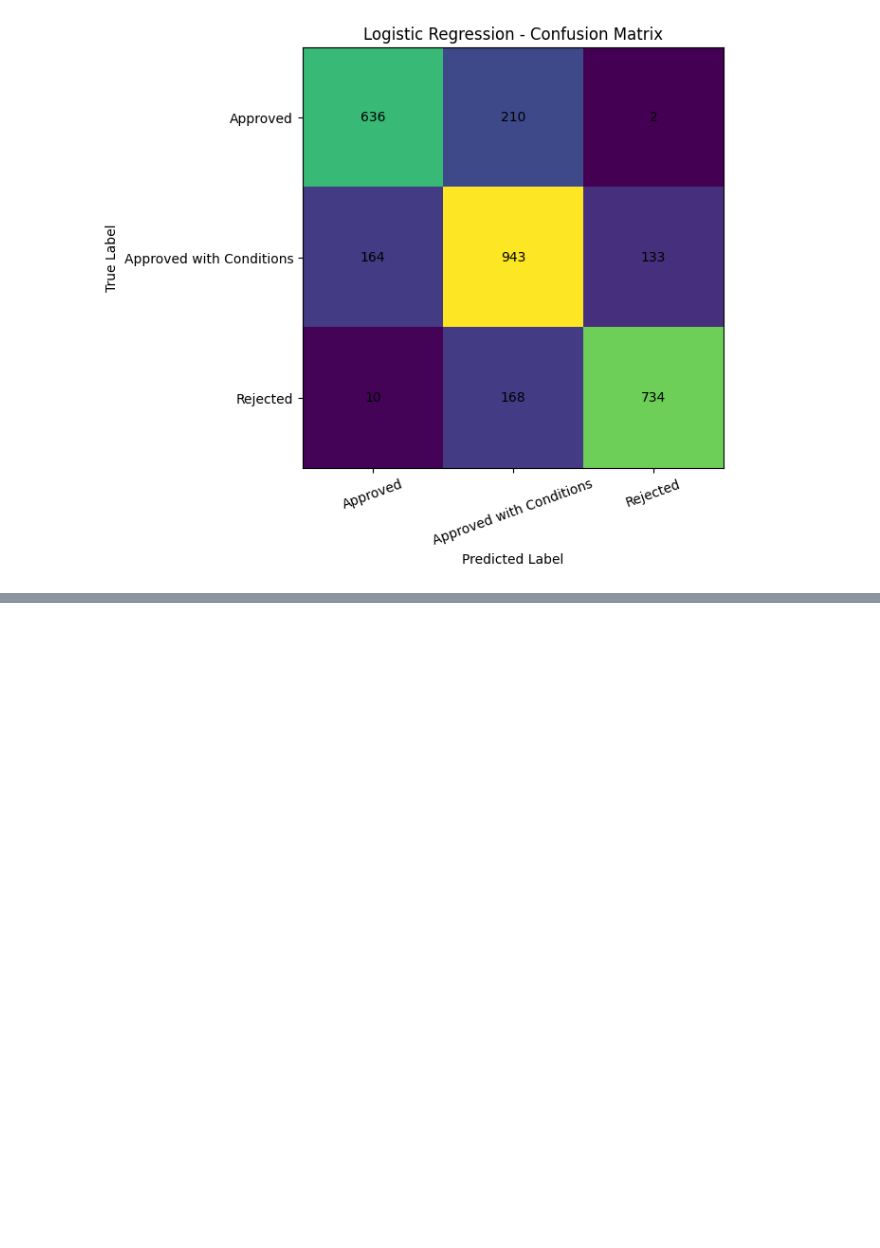
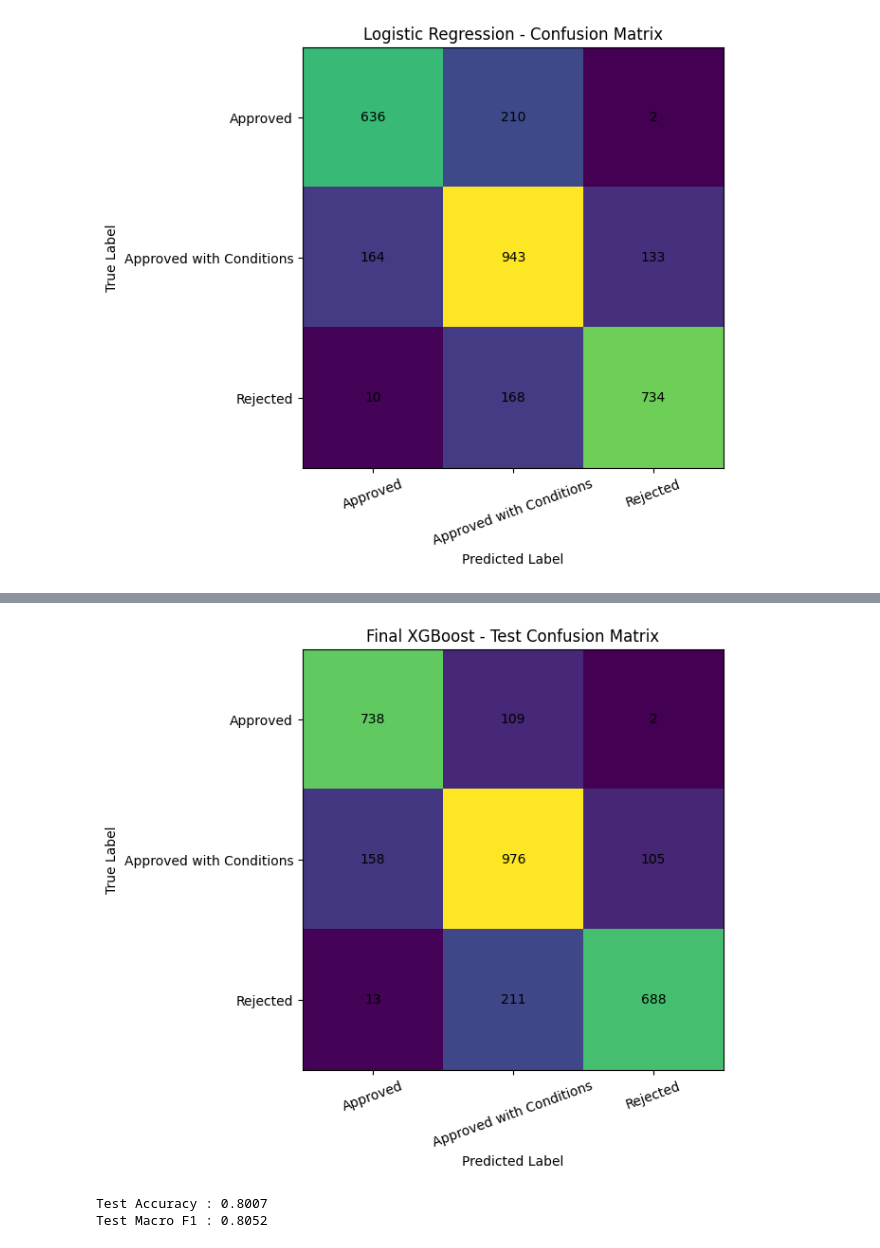
Before and after one commit to Nikhilsankhyan0/Agrisheild-AI, a Jupyter notebook: classification_model_selection.ipynb, the cells around one changed output, grey strips where cells are left out. Drawn from its saved outputs; the diff is of its cells as text; code cells hidden in the pictures; blank space fills up the shorter version.

```diff
--- a/classification_model_selection.ipynb
+++ b/classification_model_selection.ipynb
@@ -190,0 +988,7 @@ plt.show()
+# %%
+final_xgb_model.fit(
+    x_train_final,
+    y_train_final
+)
+
+print("Final XGBoost model trained successfully.")
@@ -190,0 +997,4 @@ plt.show()
+# %%
+y_pred_test_cls = final_xgb_model.predict(
+    x_test
+)
@@ -190,0 +1034,56 @@ plt.show()
+# %%
+from sklearn.metrics import confusion_matrix
+import matplotlib.pyplot as plt
+
+cm_final = confusion_matrix(
+    y_test_cls_encoded,
+    y_pred_test_cls
+)
+
+plt.figure(figsize=(7, 6))
+
+plt.imshow(cm_final)
+
+plt.xticks(
+    range(len(label_encoder.classes_)),
+    label_encoder.classes_,
+    rotation=20
+)
+
+plt.yticks(
+    range(len(label_encoder.classes_)),
+    label_encoder.classes_
+)
+
+plt.xlabel("Predicted Label")
+plt.ylabel("True Label")
+plt.title("Final XGBoost - Test Confusion Matrix")
+
+for i in range(cm_final.shape[0]):
+    for j in range(cm_final.shape[1]):
+        plt.text(
+            j,
+            i,
+            cm_final[i, j],
+            ha="center",
+            va="center"
+        )
+
+plt.tight_layout()
+plt.show()
+# %% [output]
+[figure, added]
+# %%
+from sklearn.metrics import f1_score
+
+test_macro_f1 = f1_score(
+    y_test_cls_encoded,
+    y_pred_test_cls,
+    average="macro"
+)
+
+print(f"Test Accuracy : {test_accuracy:.4f}")
+print(f"Test Macro F1 : {test_macro_f1:.4f}")
+# %% [output]
+Test Accuracy : 0.8007
+Test Macro F1 : 0.8052
```
Also changed, not shown: parts of 60 cells of this notebook.
